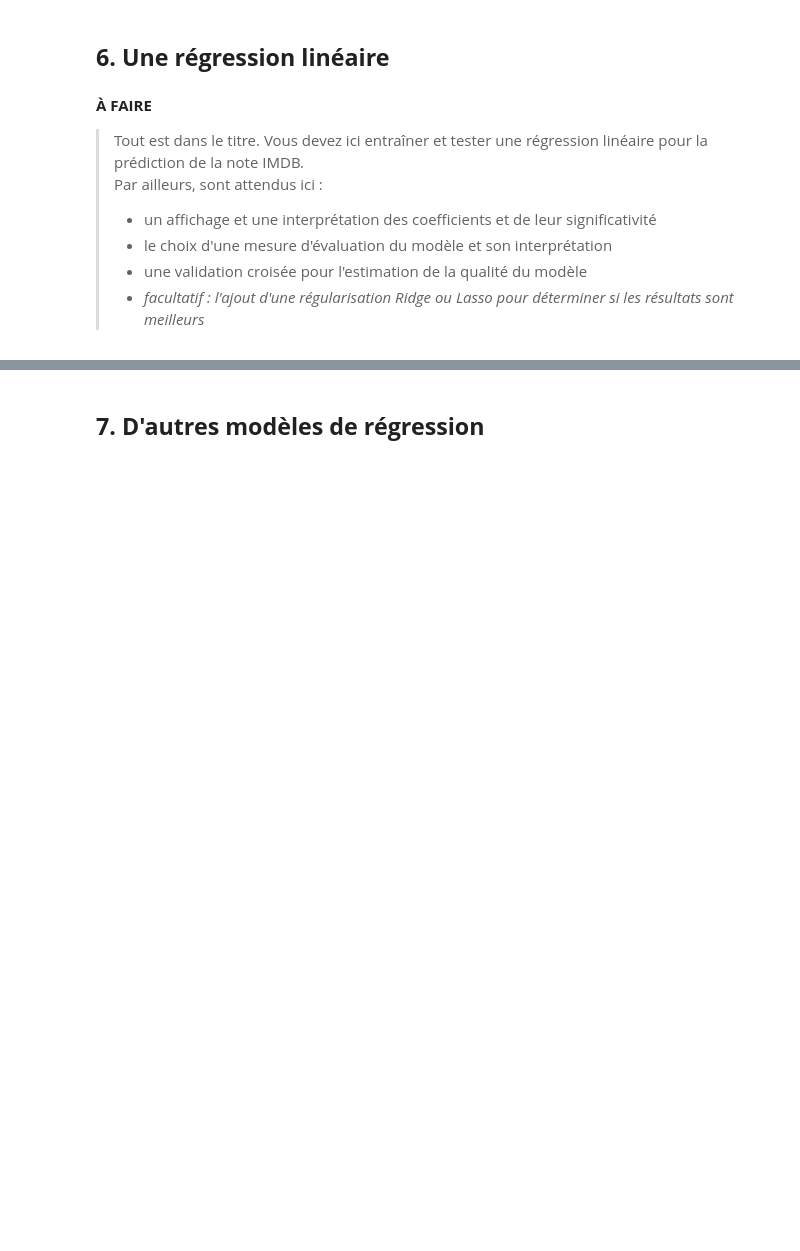
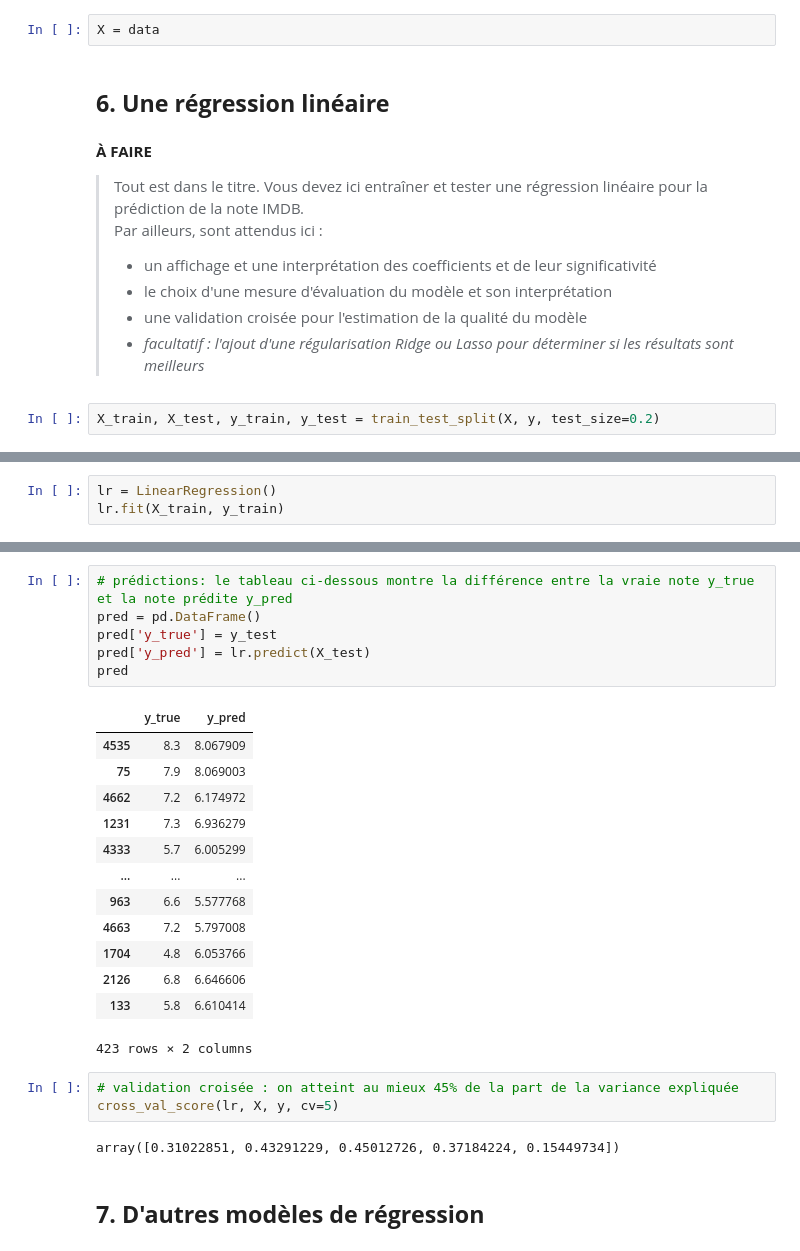
Before and after one commit to Florent-Vanhollebeke/Rendus_projets_Florent, a Jupyter notebook: Projet_en_cours/Projet P6 - revisions ML.ipynb, the cells around one changed output, grey strips where cells are left out. Drawn from its saved outputs; the diff is of its cells as text; blank space fills up the shorter version.

```diff
--- a/Projet_en_cours/Projet P6 - revisions ML.ipynb
+++ b/Projet_en_cours/Projet P6 - revisions ML.ipynb
@@ -626,5 +689,7 @@ data
 # %% [markdown]
 <a id='reglin'></a>
+# %%
+X = data
 # %% [markdown]
 ## **6. Une régression linéaire**
 # %% [markdown]
@@ -636,5 +701,7 @@ data
 >- le choix d'une mesure d'évaluation du modèle et son interprétation
 >- une validation croisée pour l'estimation de la qualité du modèle
 >- *facultatif : l'ajout d'une régularisation Ridge ou Lasso pour déterminer si les résultats sont meilleurs*
+# %%
+X_train, X_test, y_train, y_test = train_test_split(X, y, test_size=0.2)
 # %% [markdown]
 <a id='autres_reg'></a>
@@ -640,0 +712,3 @@ data
+# %%
+lr = LinearRegression()
+lr.fit(X_train, y_train)
@@ -641,3 +731,28 @@ data
+# %%
+# prédictions: le tableau ci-dessous montre la différence entre la vraie note y_true et la note prédite y_pred
+pred = pd.DataFrame()
+pred['y_true'] = y_test
+pred['y_pred'] = lr.predict(X_test)
+pred
+# %% [output]
+|  | y_true | y_pred |
+| 4535 | 8.3 | 8.067909 |
+| 75 | 7.9 | 8.069003 |
+| 4662 | 7.2 | 6.174972 |
+| 1231 | 7.3 | 6.936279 |
+| 4333 | 5.7 | 6.005299 |
+| ... | ... | ... |
+| 963 | 6.6 | 5.577768 |
+| 4663 | 7.2 | 5.797008 |
+| 1704 | 4.8 | 6.053766 |
+| 2126 | 6.8 | 6.646606 |
+| 133 | 5.8 | 6.610414 |
+423 rows × 2 columns
+# %%
+# validation croisée : on atteint au mieux 45% de la part de la variance expliquée
+cross_val_score(lr, X, y, cv=5)
+# %% [output]
+array([0.31022851, 0.43291229, 0.45012726, 0.37184224, 0.15449734])
 # %% [markdown]
 ## **7. D'autres modèles de régression**
 # %% [markdown]
```
Also changed, not shown: parts of 10 cells of this notebook.
